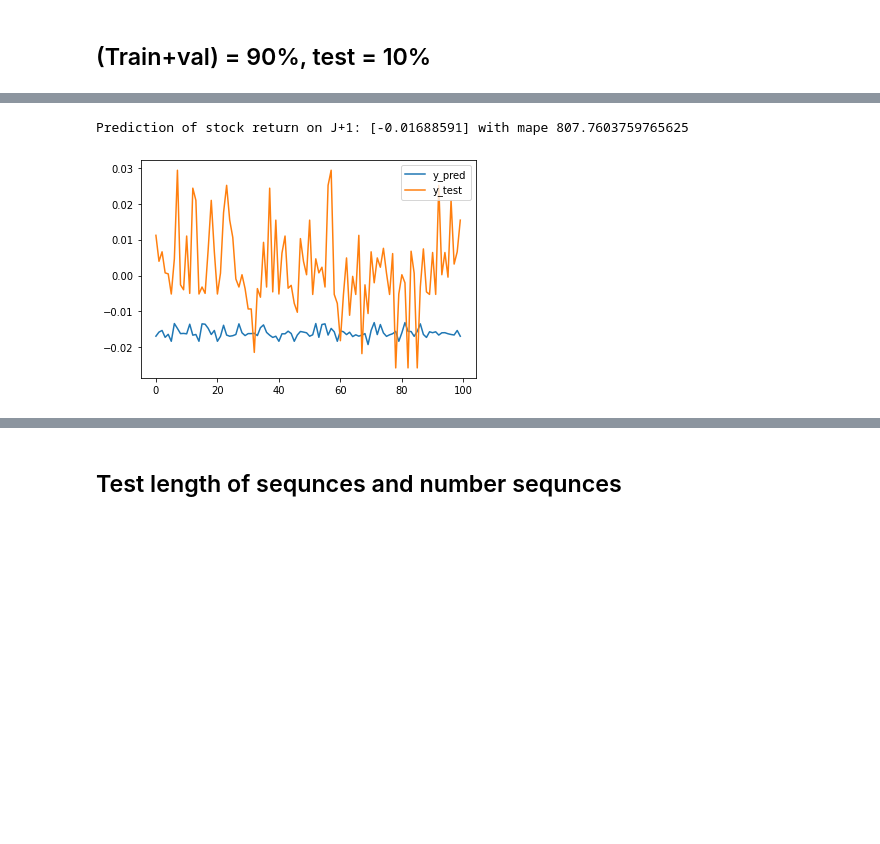
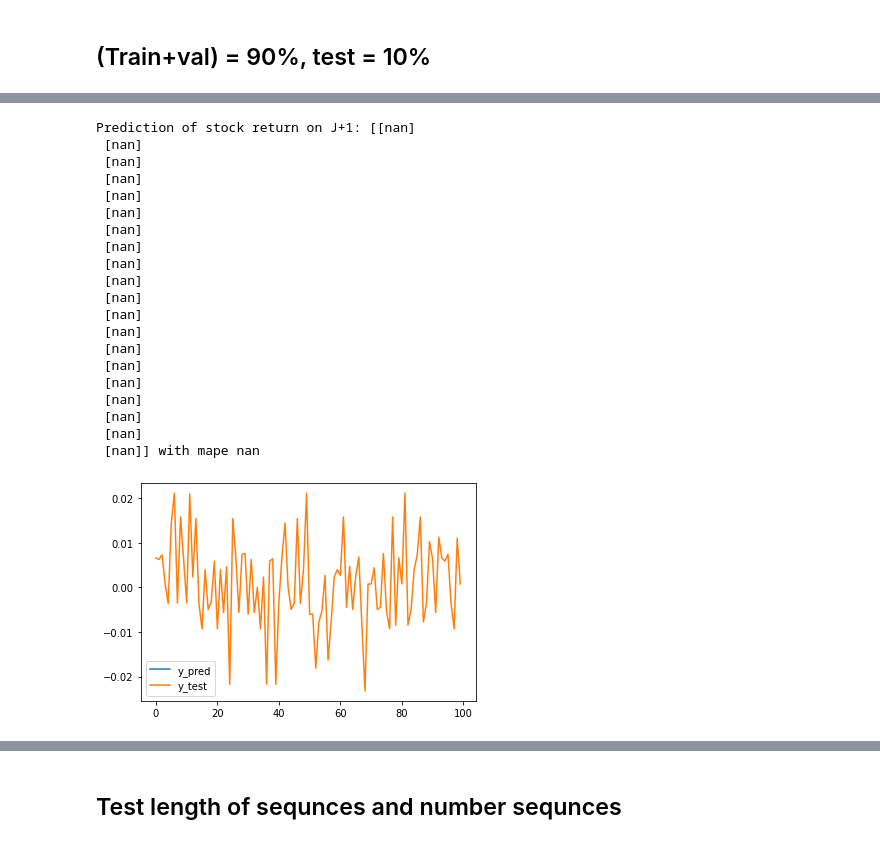
Before and after one commit to Jaouad-AHRAOUI/stock_prediction, a Jupyter notebook: notebooks/2_anastasia_LSTM_Vinci.ipynb, the cells around one changed output, grey strips where cells are left out. Saved outputs shown, nothing was run; the diff lists cells and outputs as text; code cells hidden in the pictures; blank space fills up the shorter version.

```diff
--- a/notebooks/2_anastasia_LSTM_Vinci.ipynb
+++ b/notebooks/2_anastasia_LSTM_Vinci.ipynb
@@ -287,5 +344,7 @@ Benchmark MAPE on the test set : 100.00 %
 # %% [markdown]
 ## (Train+val) = 90%, test = 10%
+# %%
+data, idx = load_preproc_data()
 # %%
 X_train, y_train, X_test, y_test, model_1 = train_model(df = data, train_threshold=0.9, val_threshold=0.94, plot_history=True)
 # %% [output]
@@ -295,14 +353,33 @@ early stopping at 29 epoch.
 val_mape: nan
 # %%
 #---Prediction
-res = model.evaluate(X_test, y_test, verbose=0)
-y_pred = model.predict(X_test)
-plt.plot(y_pred, label='y_pred') #'.'
+res = model_1.evaluate(X_test, y_test, verbose=0)
+y_pred = model_1.predict(X_test)
+plt.plot(y_pred[:,-1,:], label='y_pred') #'.'
 plt.plot(y_test,  label='y_test')
 plt.legend()
 
 print(f"Prediction of stock return on J+1: {y_pred[-1]} with mape {res[1]}")
 # %% [output]
-Prediction of stock return on J+1: [-0.01688591] with mape 807.7603759765625
+Prediction of stock return on J+1: [[nan]
+ [nan]
+ [nan]
+ [nan]
+ [nan]
+ [nan]
+ [nan]
+ [nan]
+ [nan]
+ [nan]
+ [nan]
+ [nan]
+ [nan]
+ [nan]
+ [nan]
+ [nan]
+ [nan]
+ [nan]
+ [nan]
+ [nan]] with mape nan
-[figure, old version]
+[figure, new version]
 # %% [markdown]
```
Also changed, not shown: parts of 31 cells of this notebook.
